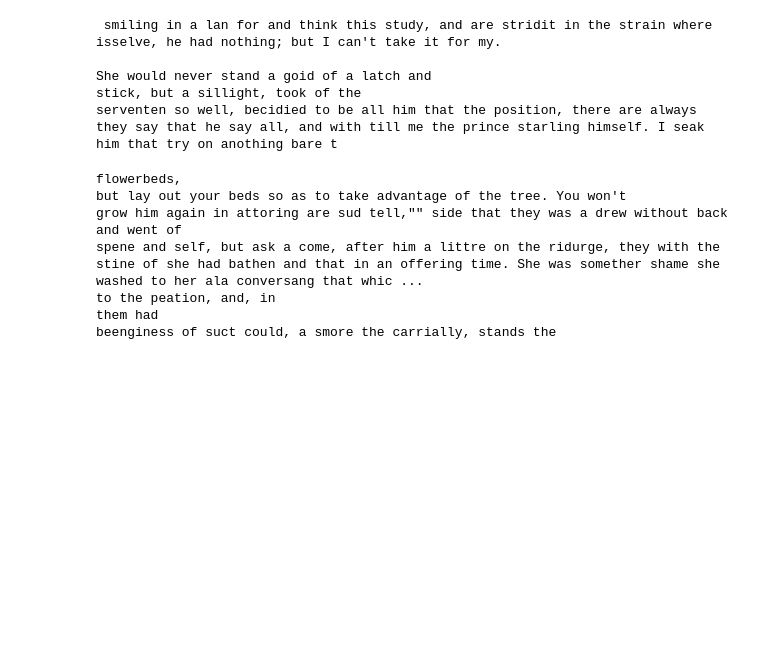
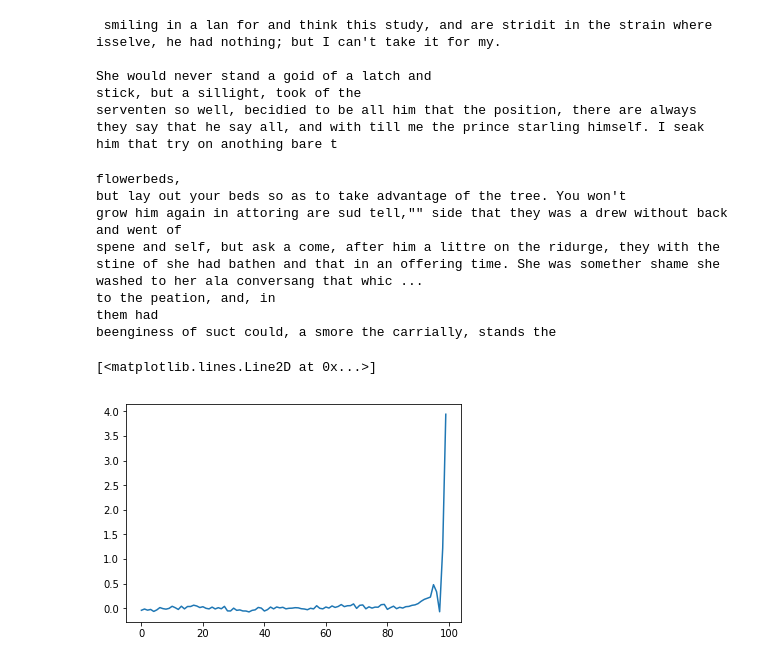
Before and after one commit to syadegari/character_rnn, a Jupyter notebook: example.ipynb, the cells around one changed output. Drawn from its saved outputs; the diff is of its cells as text; code cells hidden in the pictures; blank space fills up the shorter version.

Commit message:
add learned alpha values plot for v3 and v5 models

```diff
--- a/example.ipynb
+++ b/example.ipynb
@@ -269,3 +269,8 @@ torch.save(rnnv2.state_dict(), 'rnnv2_20epoch_checkpoint.pt')
 torch.save(rnnv3.state_dict(), 'rnnv3_20epoch_checkpoint.pt')
 torch.save(rnnv4.state_dict(), 'rnnv4_20epoch_checkpoint.pt')
 torch.save(rnnv5.state_dict(), 'rnnv5_20epoch_checkpoint.pt')
+# %%
+plt.plot(rnnv3.state_dict()['alpha'].cpu().numpy())
+# %% [output]
+[<matplotlib.lines.Line2D at 0x...>]
+[figure, added]
```
Also changed, not shown: parts of 1 cell of this notebook.
